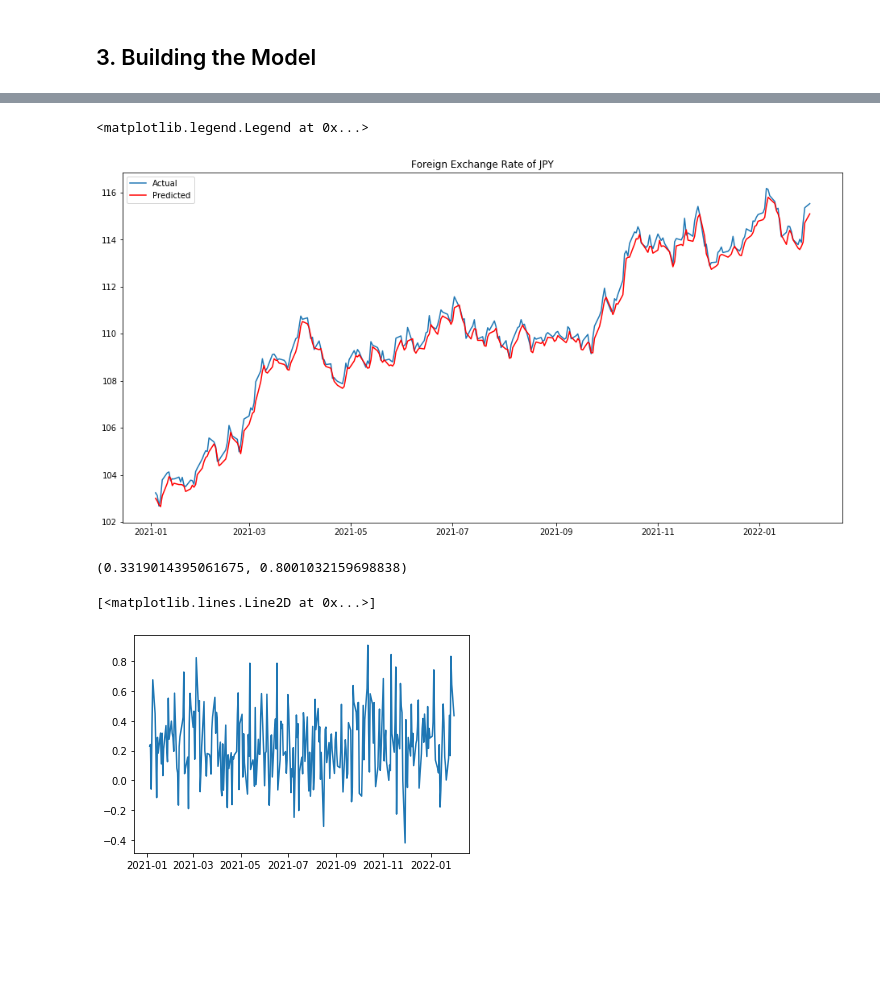
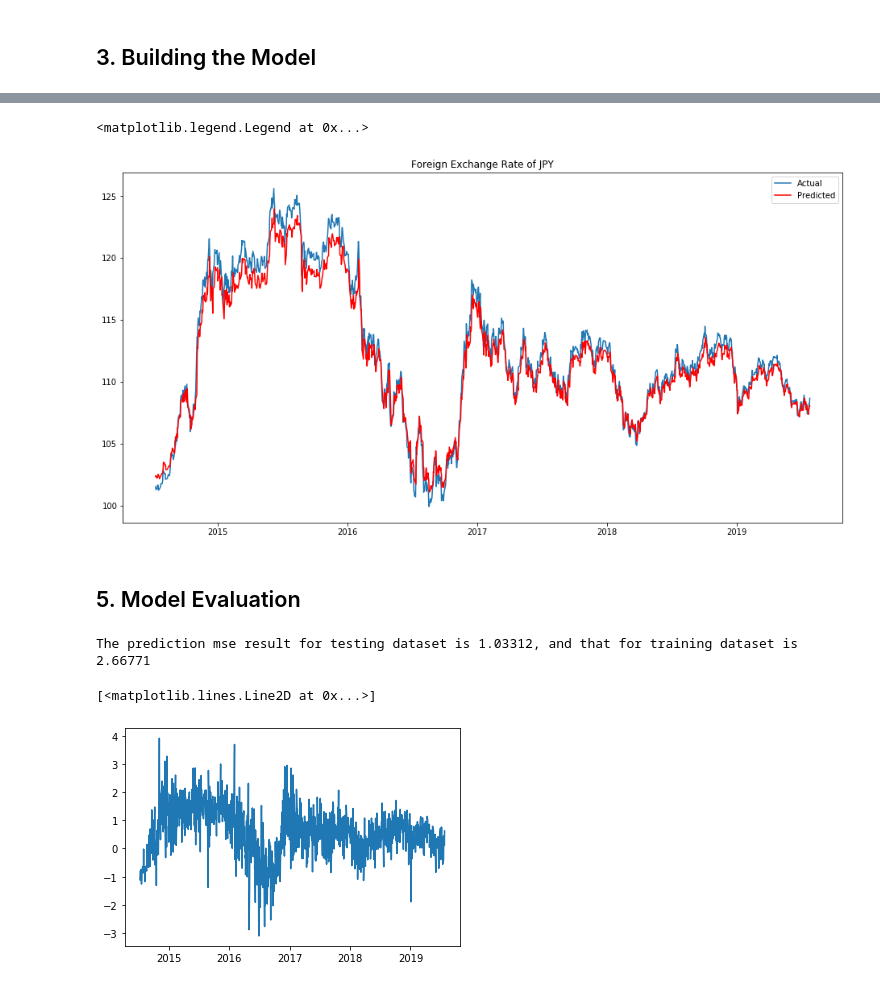
Before and after one commit to ngtinc21/Machine-Learning-Algorithms, a Jupyter notebook: RNN_Example_3_Forex_Rate_Prediction.ipynb, the cells around one changed output, grey strips where cells are left out. Drawn from its saved outputs; the diff is of its cells as text; code cells hidden in the pictures; blank space fills up the shorter version.

```diff
--- a/RNN_Example_3_Forex_Rate_Prediction.ipynb
+++ b/RNN_Example_3_Forex_Rate_Prediction.ipynb
@@ -181,17 +260,23 @@ NormaltestResult(statistic=array([270.4334724]), pvalue=array([1.88850268e-59]))
 # Normalization
 from sklearn.preprocessing import MinMaxScaler
 scaler_X = MinMaxScaler()
-X_train = scaler_X.fit_transform(X_train)
+scaler_X.fit_transform(np.append(X_train,X_val, axis = 0))
+X_train = scaler_X.transform(X_train)
+X_val = scaler_X.transform(X_val)
 X_test = scaler_X.transform(X_test)
 
 scaler_y = MinMaxScaler()
-y_train = scaler_y.fit_transform(y_train)
+scaler_y.fit_transform(np.append(y_train,y_val, axis=0))
+y_train = scaler_y.transform(y_train)
+y_val = scaler_y.transform(y_val)
 y_test = scaler_y.transform(y_test)
 
 # Reshape the 2D-array into 3D-array
 X_train = X_train.reshape(X_train.shape[0], X_train.shape[1], 1)
 X_test = X_test.reshape(X_test.shape[0], X_test.shape[1], 1);
+X_val = X_val.reshape(X_val.shape[0], X_val.shape[1], 1)
 y_train = y_train.reshape(-1,1,1)
 y_test = y_test.reshape(-1,1,1);
+y_val = y_val.reshape(-1,1,1)
 # %%
 # Print the shapes of the training and testing datasets
@@ -215,7 +309,7 @@ from keras.models import Sequential
 from keras.layers import Dense, LSTM, Dropout
 from tensorflow.keras import callbacks
 model = Sequential()
-model.add(LSTM(64, activation = 'relu', return_sequences = False, input_shape=(X_train.shape[1],1)))
+model.add(LSTM(100, activation = 'relu', return_sequences = False, input_shape=(X_train.shape[1],1)))
 model.add(Dense(1))
 model.summary()
 # %% [output]
@@ -234,9 +328,10 @@ Non-trainable params: 0
 _________________________________________________________________
 # %%
 # Compiling
-model.compile(optimizer = 'adam', loss = 'mse')
+opt = keras.optimizers.Adam(learning_rate=0.0001)
+model.compile(optimizer = opt, loss = 'mse')
 # %%
 # Training the model
-early_stopping = callbacks.EarlyStopping(min_delta = 0.001, patience= 5, restore_best_weights = True)
-history = model.fit(X_train, y_train, epochs = 10, validation_data = (X_test, y_test), batch_size = 8, callbacks=[early_stopping])
+early_stopping = callbacks.EarlyStopping(patience= 5, restore_best_weights = True)
+history = model.fit(X_train, y_train, epochs = 30, validation_data = (X_val, y_val), batch_size = 32, callbacks=[early_stopping])
 # %% [output]
@@ -291,25 +403,27 @@ pd.DataFrame(
 # Visualize the result
 plt.figure(figsize=(16,8))
 plt.title('Foreign Exchange Rate of JPY')
-plt.plot(testing_days[1:], y_test, label='Actual')
-plt.plot(testing_days[1:], y_pred, label='Predicted', color = 'r')
+plt.plot(forex_dataset.index[int(train_frac*rows)+X_train.shape[1]: int((train_frac+test_frac)*rows)], y_test, label='Actual')
+plt.plot(forex_dataset.index[int(train_frac*rows)+X_train.shape[1]: int((train_frac+test_frac)*rows)], y_pred, label='Predicted', color = 'r')
 plt.legend()
 # %% [output]
 <matplotlib.legend.Legend at 0x...>
-[figure, old version]
+[figure, new version]
+# %% [markdown]
+## 5. Model Evaluation
 # %%
 # Evalute the root mean squared error result of the y_pred, and y_train_pred
 pred_mse_result = np.sqrt(np.mean(abs(y_test-y_pred)**2))
 train_pred_mse_result = np.sqrt(np.mean(abs(y_train_pred - y_train)**2))
-pred_mse_result, train_pred_mse_result
+print(f'The prediction mse result for testing dataset is {pred_mse_result:0.5f}, and that for training dataset is {train_pred_mse_result:0.5f}')
 # %% [output]
-(0.3319014395061675, 0.8001032159698838)
+The prediction mse result for testing dataset is 1.03312, and that for training dataset is 2.66771
 # %%
 # Take a look at the deviation from the actual price
-plt.plot(testing_days[1:],y_test-y_pred)
+plt.plot(forex_dataset.index[int(train_frac*rows)+X_train.shape[1]: int((train_frac+test_frac)*rows)],y_test-y_pred)
 # %% [output]
 [<matplotlib.lines.Line2D at 0x...>]
-[figure, old version]
+[figure, new version]
 # %%
 # Show the distribution of the deviation
 plt.hist(y_test-y_pred, bins = 20, rwidth=0.8)
```
Also changed, not shown: parts of 43 cells of this notebook.
